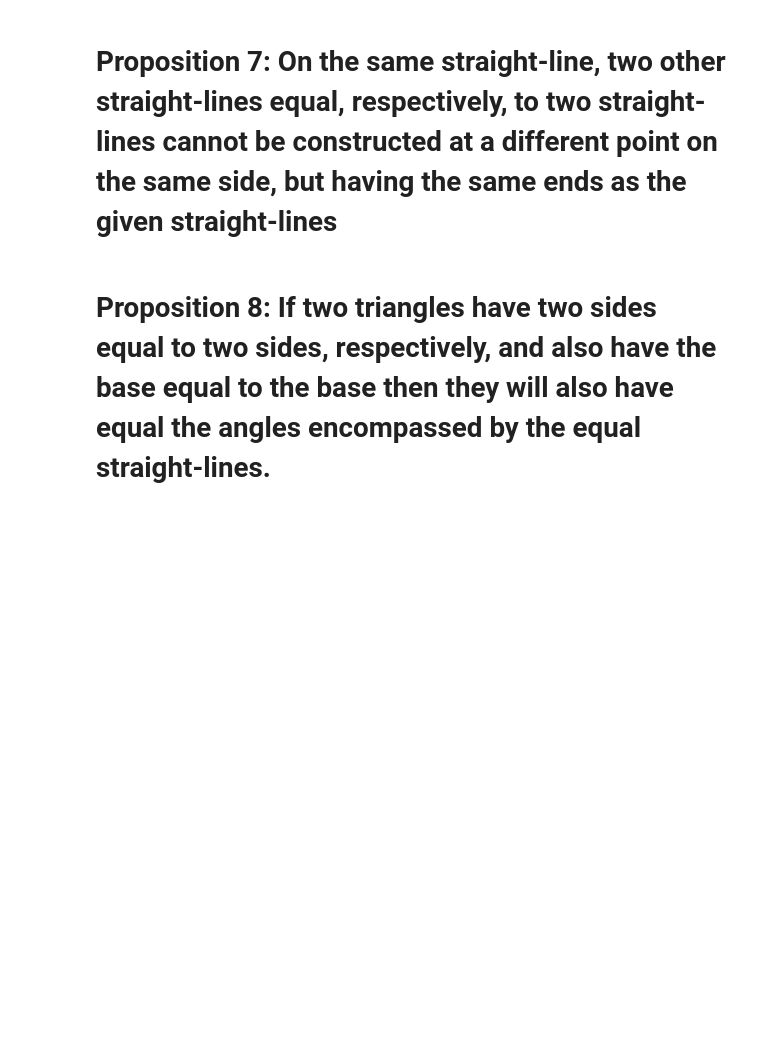
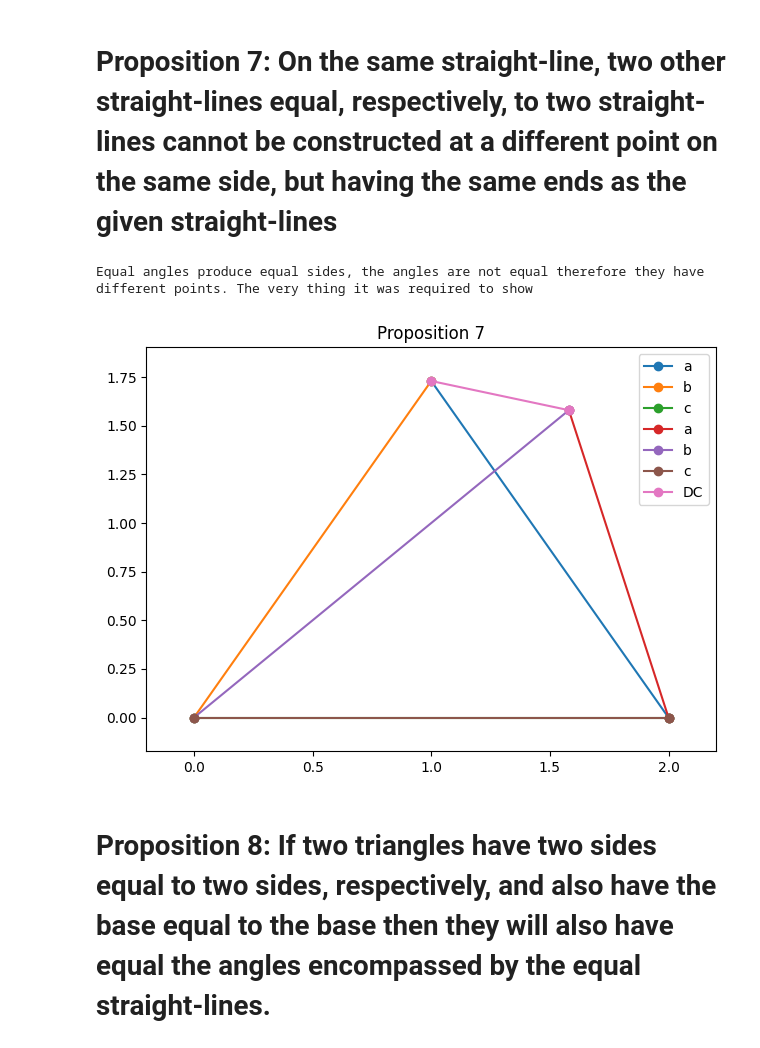
Before and after one commit to jon-bown/euclid, a Jupyter notebook: euclid_s_elements_book_1_prop_1_20.ipynb, the cells around one changed output. Drawn from its saved outputs; the diff is of its cells as text; code cells hidden in the pictures; blank space fills up the shorter version.

Commit message:
Finished prop 7

```diff
--- a/euclid_s_elements_book_1_prop_1_20.ipynb
+++ b/euclid_s_elements_book_1_prop_1_20.ipynb
@@ -800,6 +805,21 @@ test.a.__len__() == test.b.__len__()
 True
 # %% [markdown]
 # Proposition 7: On the same straight-line, two other straight-lines equal, respectively, to two straight-lines cannot be constructed at a different point on the same side, but having the same ends as the given straight-lines
+# %%
+#Let two triangles be constructed with the same base
+ACB = Triangle.ASA(60.0, 2.0, 60.0)
+ADB = Triangle.ASA(45.0, 2.0, 75.0)
+#Let DC have been joined
+DC = Line2E(ADB.C, ACB.C)
+prop7_cond = angle_btw_lines(DC, ACB.a) == angle_btw_lines(DC, ADB.a)
+if not prop7_cond:
+  print("Equal angles produce equal sides, the angles are not equal therefore they have different points. The very thing it was required to show")
+# %% [output]
+Equal angles produce equal sides, the angles are not equal therefore they have different points. The very thing it was required to show
+# %%
+plot_2d([ACB, ADB, DC], ['ACB','ADB', 'DC'], colors=['red', 'blue', 'cyan'], title='Proposition 7', annotate=False)
+# %% [output]
+[figure, added]
 # %% [markdown]
 # Proposition 8: If two triangles have two sides equal to two sides, respectively, and also have the base equal to the base then they will also have equal the angles encompassed by the equal straight-lines.
 # %%
```
Also changed, not shown: parts of 9 cells of this notebook.
